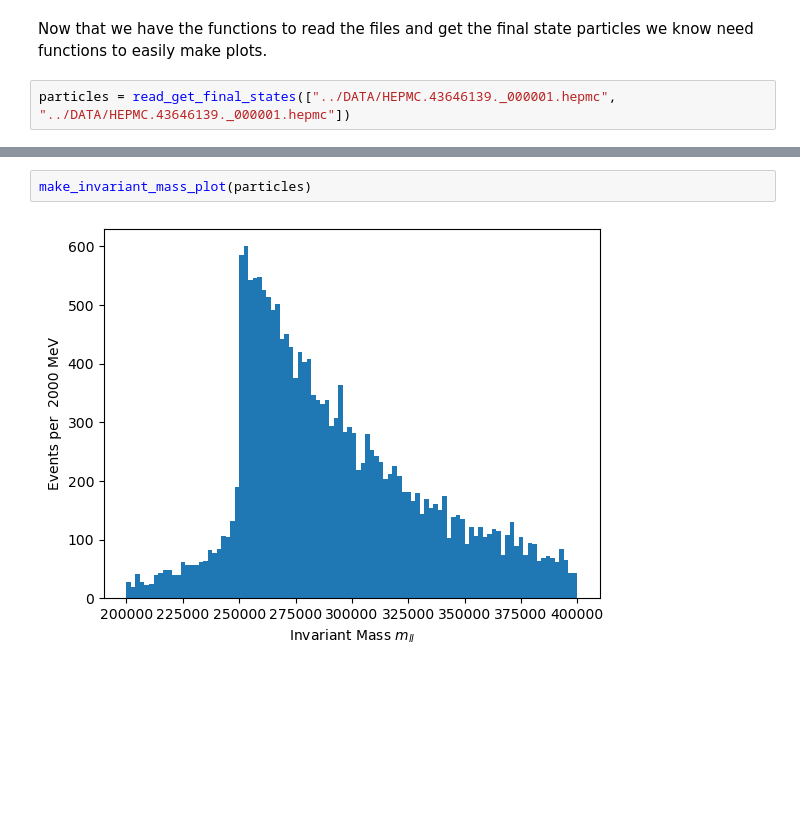
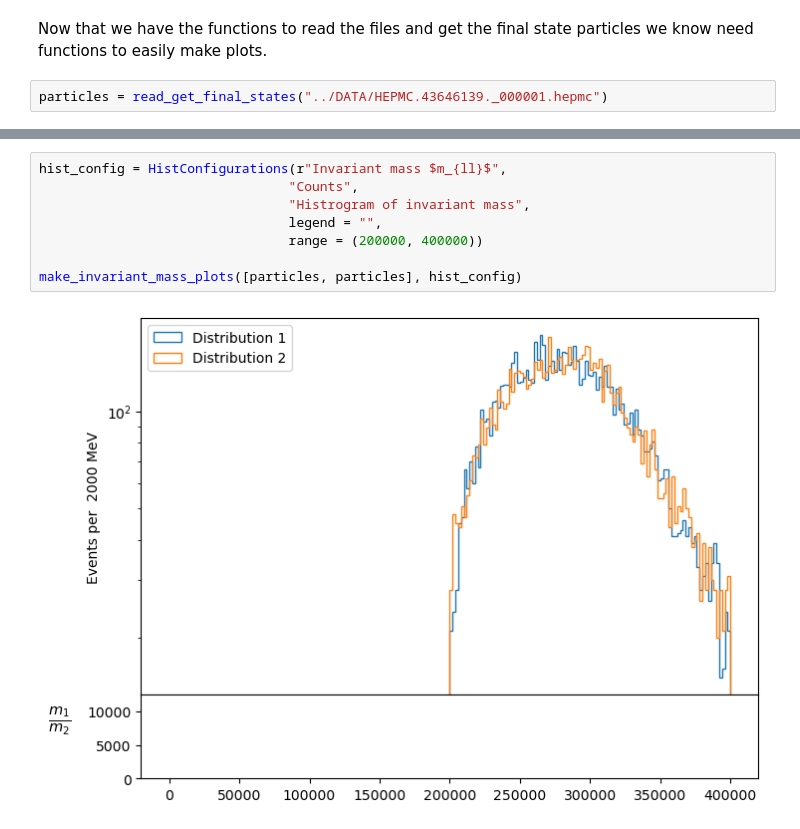
Before and after one commit to jackgoodsall/baler, a Jupyter notebook: HEPMCArea/Notebooks/final_state_plots.ipynb, the cells around one changed output, grey strips where cells are left out. Cells and saved outputs as stored; diff of their text form; blank space fills up the shorter version.

```diff
--- a/HEPMCArea/Notebooks/final_state_plots.ipynb
+++ b/HEPMCArea/Notebooks/final_state_plots.ipynb
@@ -80,7 +82,7 @@ def read_get_final_states(input_files: Union[str, List[str]]) -> List[Tuple[GenP
 # %% [markdown]
 Now that we have the functions to read the files and get the final state particles we know need functions to easily make plots.
 # %%
-particles = read_get_final_states(["../DATA/HEPMC.43646139._000001.hepmc", "../DATA/HEPMC.43646139._000001.hepmc"])
+particles = read_get_final_states("../DATA/HEPMC.43646139._000001.hepmc")
 # %%
 @dataclass
 class PlotConfiguration:
@@ -115,4 +185,10 @@ def make_invariant_mass_plot(particle_list: List[List[GenParticle]], config):
 # %%
-make_invariant_mass_plot(particles)
+hist_config = HistConfigurations(r"Invariant mass $m_{ll}$",
+                                "Counts",
+                                "Histrogram of invariant mass",
+                                legend = "",
+                                range = (200000, 400000))
+
+make_invariant_mass_plots([particles, particles], hist_config)
 # %% [output]
-[figure, old version]
+[figure, new version]
```
Also changed, not shown: parts of 2 cells of this notebook, 1 other file.
